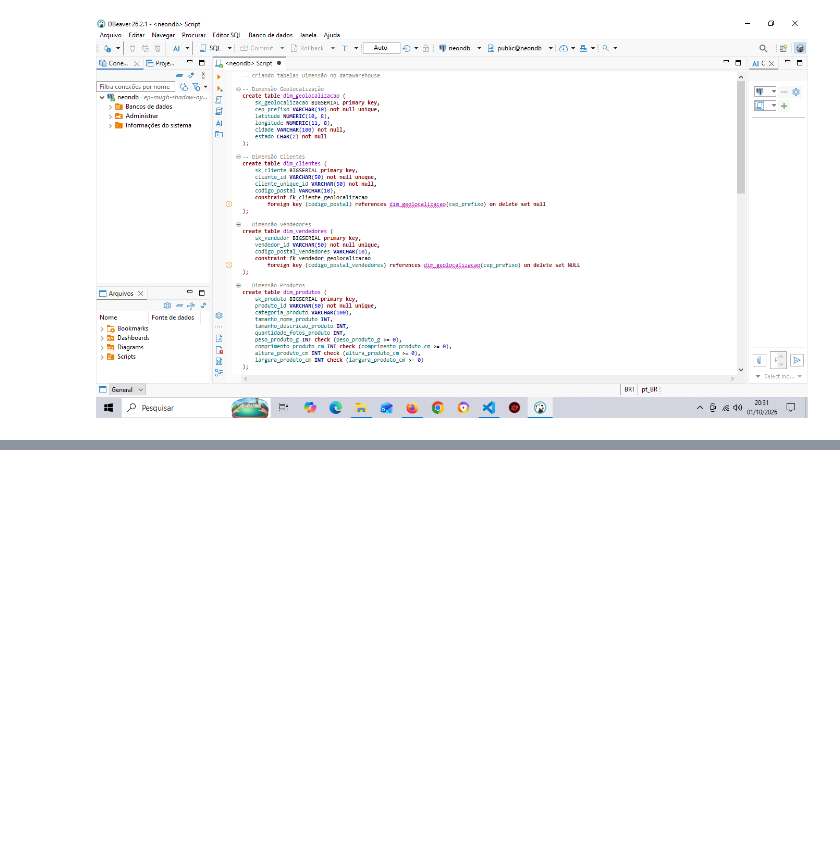
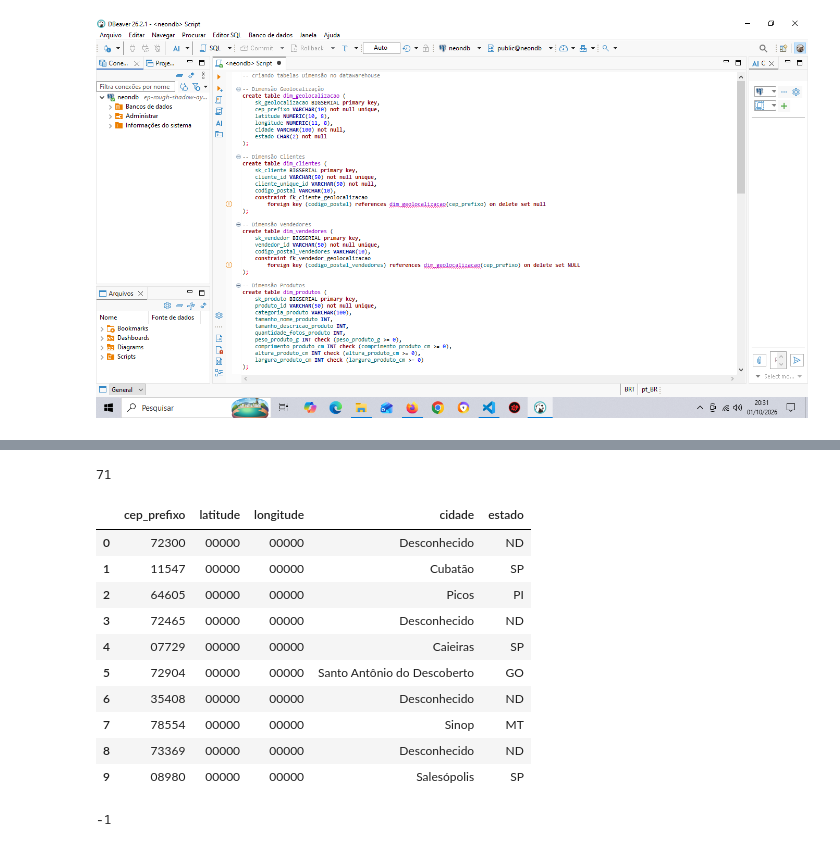
Before and after one commit to Andrey-Silva-Data/end-to-end-ecommerce-olist, a Jupyter notebook: ecommerce.ipynb, the cells around one changed output, grey strips where cells are left out. Drawn from its saved outputs; the diff is of its cells as text; code cells hidden in the pictures; blank space fills up the shorter version.

Commit message:
ingestão de dados nas tabelas Dimensões e fato

```diff
--- a/ecommerce.ipynb
+++ b/ecommerce.ipynb
@@ -1159,0 +1239,5 @@ avaliacoes_enriquecido['sk_data_resposta'] = (
+# %%
+# Identifica os CEPs únicos de clientes que NÃO existem na geolocalização
+ceps_ausentes = clientes[~clientes["codigo_postal"].isin(geolocalizacao["cep_prefixo"])]["codigo_postal"].unique()
+
+print(f"Total de CEPs ausentes identificados: {len(ceps_ausentes)}")
@@ -1159,0 +1246,5 @@ avaliacoes_enriquecido['sk_data_resposta'] = (
+# %%
+#listar ceps ausentes
+print("CEPs ausentes:")
+for cep in ceps_ausentes:
+    print(cep)
@@ -1159,0 +1269,2 @@ avaliacoes_enriquecido['sk_data_resposta'] = (
+# %%
+novos_registros = []
@@ -1159,0 +1329,23 @@ avaliacoes_enriquecido['sk_data_resposta'] = (
+# %%
+# contar a quantidade de cep com cidade "desconhecido"
+df_novos_ceps[df_novos_ceps['cidade'] == 'Desconhecido'].shape[0]
+# %% [output]
+71
+# %%
+# substituir none em latidude e longitude por "00000"
+df_novos_ceps['latitude'] = df_novos_ceps['latitude'].fillna("00000")
+df_novos_ceps['longitude'] = df_novos_ceps['longitude'].fillna("00000")
+# %%
+df_novos_ceps.head(10)
+# %% [output]
+|  | cep_prefixo | latitude | longitude | cidade | estado |
+| 0 | 72300 | 00000 | 00000 | Desconhecido | ND |
+| 1 | 11547 | 00000 | 00000 | Cubatão | SP |
+| 2 | 64605 | 00000 | 00000 | Picos | PI |
+| 3 | 72465 | 00000 | 00000 | Desconhecido | ND |
+| 4 | 07729 | 00000 | 00000 | Caieiras | SP |
+| 5 | 72904 | 00000 | 00000 | Santo Antônio do Descoberto | GO |
+| 6 | 35408 | 00000 | 00000 | Desconhecido | ND |
+| 7 | 78554 | 00000 | 00000 | Sinop | MT |
+| 8 | 73369 | 00000 | 00000 | Desconhecido | ND |
+| 9 | 08980 | 00000 | 00000 | Salesópolis | SP |
@@ -1159,0 +1368,10 @@ avaliacoes_enriquecido['sk_data_resposta'] = (
+# %%
+# 3. Enviar SOMENTE os novos para a tabela do PostgreSQL
+df_novos_ceps.to_sql(
+    name='dim_geolocalizacao',
+    con=engine,
+    if_exists='append',  # Adiciona os novos registros ao final da tabela
+    index=False
+)
+# %% [output]
+-1
```
Also changed, not shown: parts of 103 cells of this notebook.
